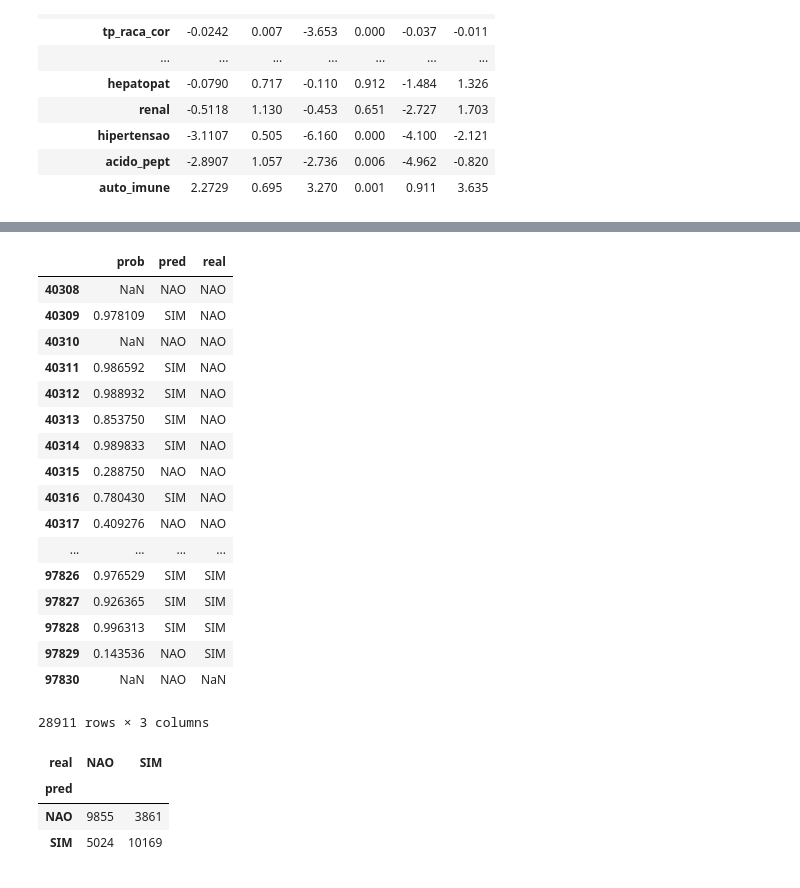
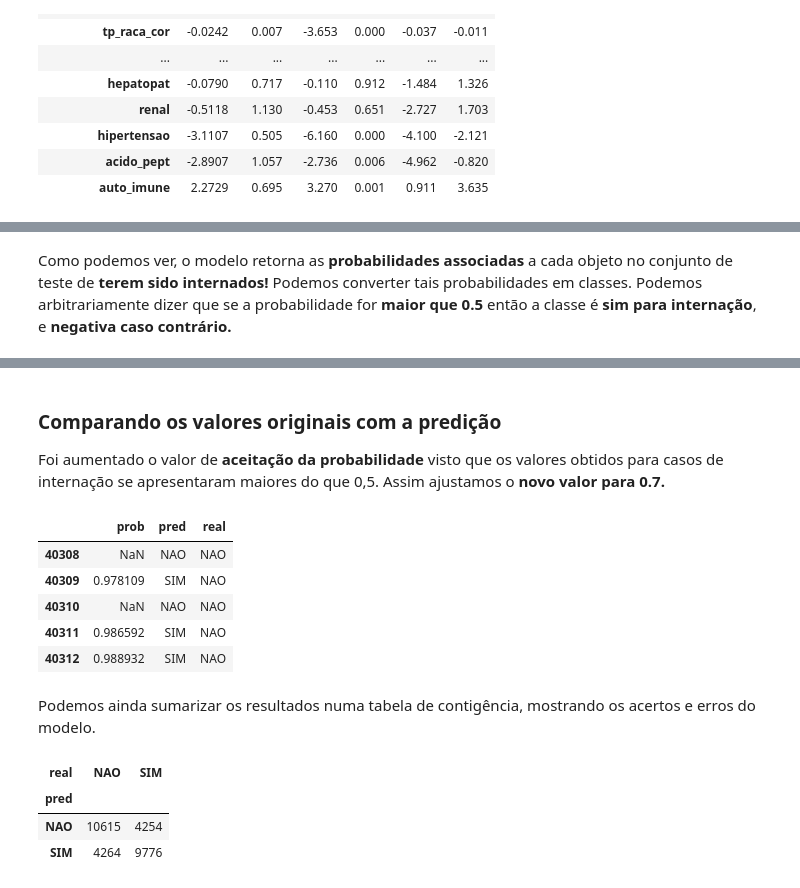
Before and after one commit to Jcss3/Analise-de-Dados---Dengue, a Jupyter notebook: Regressão - Diferentes Datasets/Regressão - dengue_tp_fix.ipynb, the cells around one changed output, grey strips where cells are left out. Drawn from its saved outputs; the diff is of its cells as text; code cells hidden in the pictures.

Commit message:
Regressão - dengue_tp_fix - modelos
Teste de diferentes modelos de regressão logística!

```diff
--- a/Regressão - Diferentes Datasets/Regressão - dengue_tp_fix.ipynb
+++ b/Regressão - Diferentes Datasets/Regressão - dengue_tp_fix.ipynb
@@ -109,6 +121,9 @@ model.predict(teste)
 97829    0.143536
 97830         NaN
 Length: 28911, dtype: float64
+# %% [markdown]
+Como podemos ver, o modelo retorna as <strong>probabilidades associadas</strong> a cada objeto no conjunto de teste de <strong>terem sido internados!</strong>
+Podemos converter tais probabilidades em classes. Podemos arbitrariamente dizer que se a probabilidade for <strong>maior que 0.5</strong> então a classe é <strong>sim para internação</strong>, e <strong>negativa caso contrário.</strong>
 # %%
 model.predict(teste).map(lambda x: x > 0.5 and 'SIM' or 'NAO')
 # %% [output]
@@ -129,35 +144,29 @@ model.predict(teste).map(lambda x: x > 0.5 and 'SIM' or 'NAO')
 97829    NAO
 97830    NAO
 Length: 28911, dtype: object
+# %% [markdown]
+### Comparando os valores originais com a predição
+
+Foi aumentado o valor de <strong>aceitação da probabilidade</strong> visto que os valores obtidos para casos de internação se apresentaram maiores do que 0,5. Assim ajustamos o <strong>novo valor para 0.7.</strong>
 # %%
 df = pd.DataFrame(dict(prob=model.predict(teste),
-                  pred=model.predict(teste).map(lambda x: x > 0.5 and 'SIM' or 'NAO'),
+                  pred=model.predict(teste).map(lambda x: x > 0.7 and 'SIM' or 'NAO'),
                   real=teste.caso_internacao))
 # %%
-df
+df.head()
 # %% [output]
 |  | prob | pred | real |
 | 40308 | NaN | NAO | NAO |
 | 40309 | 0.978109 | SIM | NAO |
 | 40310 | NaN | NAO | NAO |
 | 40311 | 0.986592 | SIM | NAO |
 | 40312 | 0.988932 | SIM | NAO |
-| 40313 | 0.853750 | SIM | NAO |
-| 40314 | 0.989833 | SIM | NAO |
-| 40315 | 0.288750 | NAO | NAO |
-| 40316 | 0.780430 | SIM | NAO |
-| 40317 | 0.409276 | NAO | NAO |
-| ... | ... | ... | ... |
-| 97826 | 0.976529 | SIM | SIM |
-| 97827 | 0.926365 | SIM | SIM |
-| 97828 | 0.996313 | SIM | SIM |
-| 97829 | 0.143536 | NAO | SIM |
-| 97830 | NaN | NAO | NaN |
-28911 rows × 3 columns
+# %% [markdown]
+Podemos ainda sumarizar os resultados numa tabela de contigência, mostrando os acertos e erros do modelo.
 # %%
 pd.crosstab(df.pred,df.real)
 # %% [output]
 | real | NAO | SIM |
 | pred |  |  |
-| NAO | 9855 | 3861 |
-| SIM | 5024 | 10169 |
+| NAO | 10615 | 4254 |
+| SIM | 4264 | 9776 |
```
Also changed, not shown: parts of 41 cells of this notebook.
